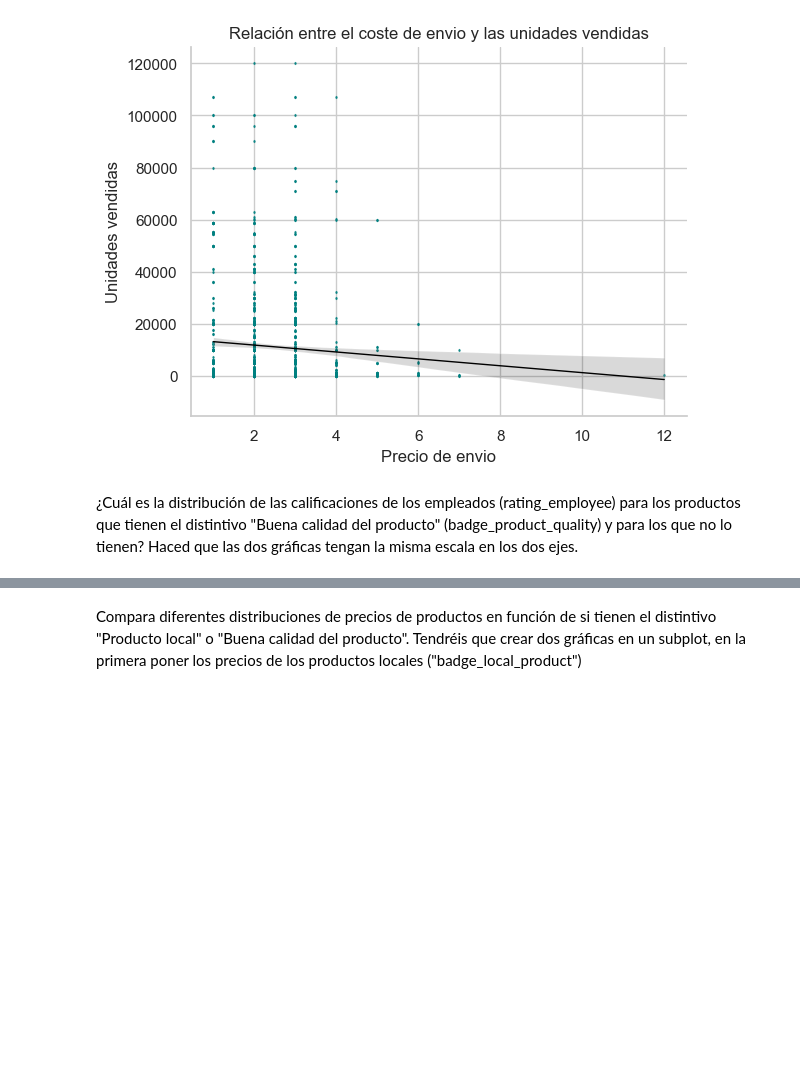
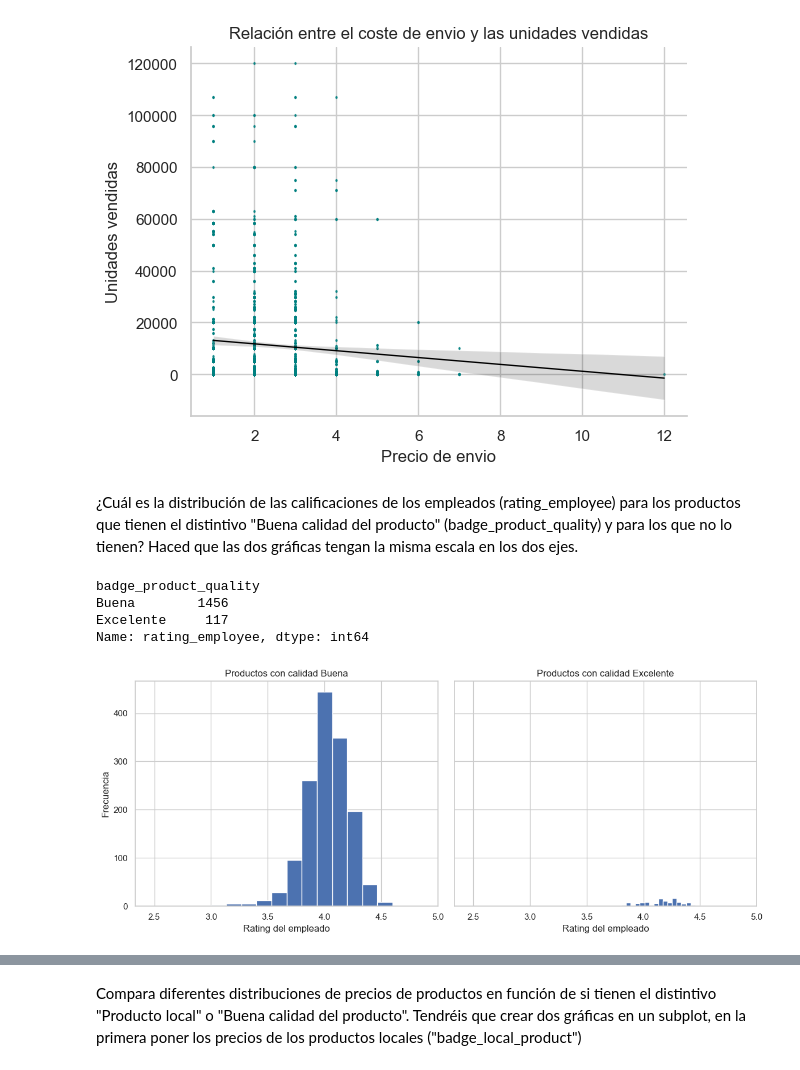
Before and after one commit to PatriciaAnaya/modulo-3-equipo-4-pair, a Jupyter notebook: modulo3-pair-visualizacionI.ipynb, the cells around one changed output, grey strips where cells are left out. Cells and saved outputs as stored; diff of their text form; code cells hidden in the pictures; blank space fills up the shorter version.

```diff
--- a/modulo3-pair-visualizacionI.ipynb
+++ b/modulo3-pair-visualizacionI.ipynb
@@ -212 +211,38 @@ plt.gca().spines["top"].set_visible(False) # quitamos la línea de arriba;
 ¿Cuál es la distribución de las calificaciones de los empleados (rating_employee) para los productos que tienen el distintivo "Buena calidad del producto" (badge_product_quality) y para los que no lo tienen? Haced que las dos gráficas tengan la misma escala en los dos ejes.
+# %%
+df.groupby('badge_product_quality')['rating_employee'].count()
+# %% [output]
+badge_product_quality
+Buena        1456
+Excelente     117
+Name: rating_employee, dtype: int64
+# %%
+# Filtrar correctamente por categoría
+buena = df[df['badge_product_quality'] == 'Buena']['rating_employee']
+excelente = df[df['badge_product_quality'] == 'Excelente']['rating_employee']
+
+# Límites comunes
+xmin = min(buena.min(), excelente.min())
+xmax = max(buena.max(), excelente.max())
+
+bins = 20
+
+fig, axes = plt.subplots(1, 2, figsize=(12, 5), sharey=True)
+
+# Histograma Buena
+axes[0].hist(buena, bins=bins)
+axes[0].set_title('Productos con calidad Buena')
+axes[0].set_xlabel('Rating del empleado')
+axes[0].set_ylabel('Frecuencia')
+axes[0].set_xlim(xmin, xmax)
+
+# Histograma Excelente
+axes[1].hist(excelente, bins=bins)
+axes[1].set_title('Productos con calidad Excelente')
+axes[1].set_xlabel('Rating del empleado')
+axes[1].set_xlim(xmin, xmax)
+
+plt.tight_layout()
+plt.show()
+# %% [output]
+[figure, added]
```
Also changed, not shown: parts of 2 cells of this notebook.
